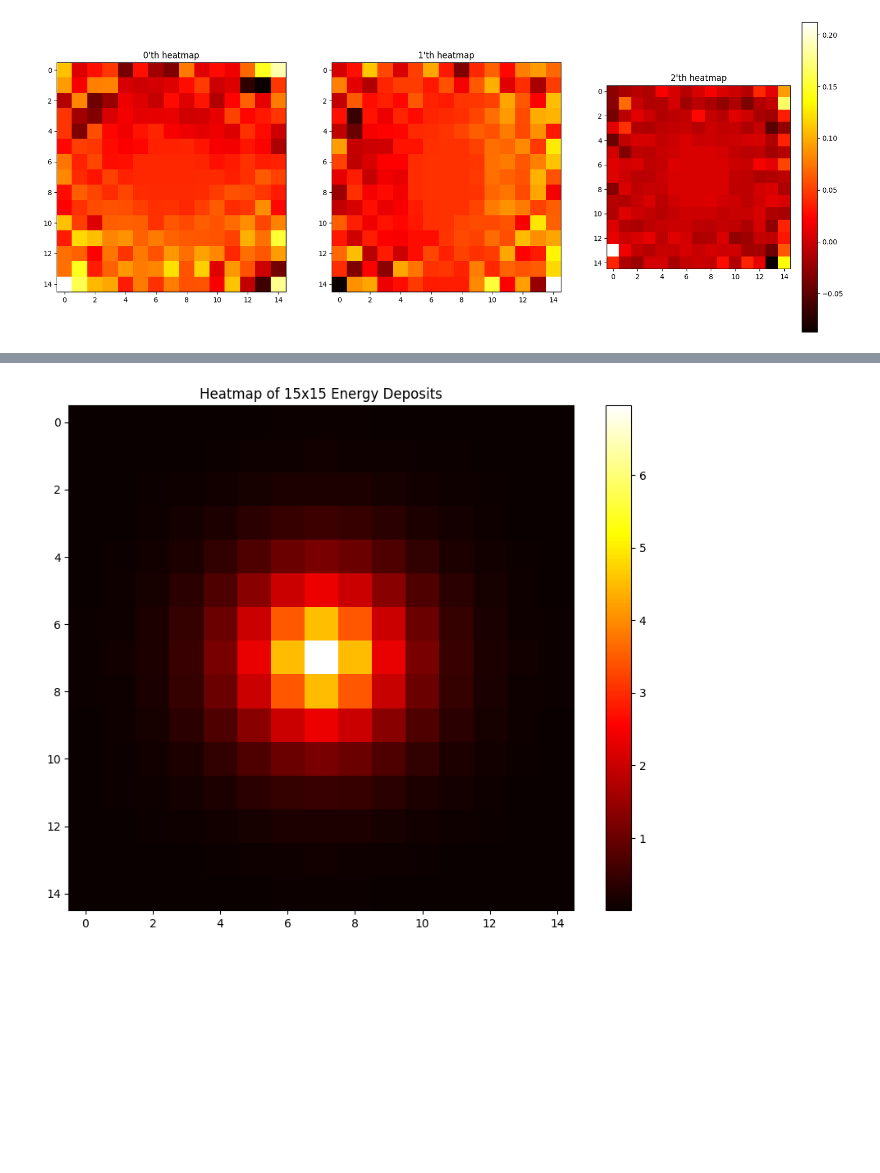
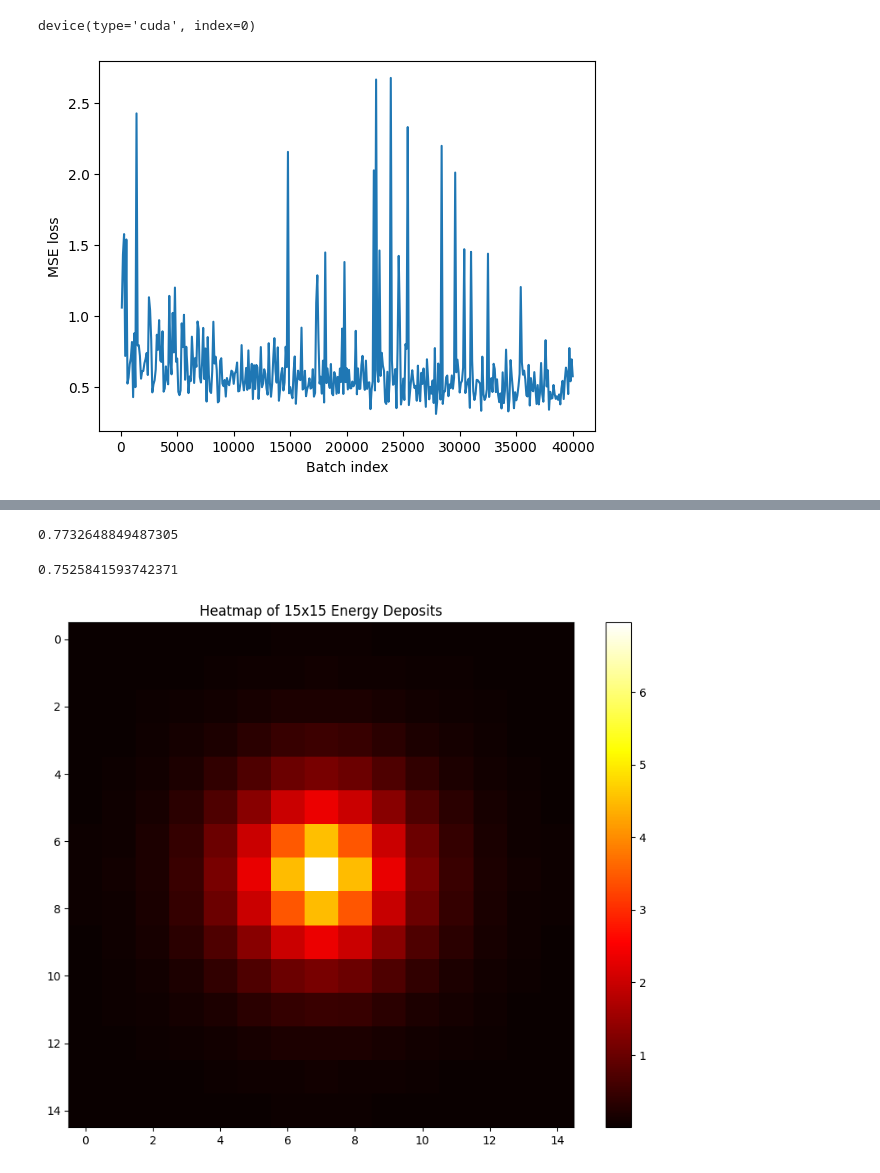
Before and after one commit to dxtvzw/ecal-optimization, a Jupyter notebook: src/experiments.ipynb, the cells around one changed output, grey strips where cells are left out. Drawn from its saved outputs; the diff is of its cells as text; code cells hidden in the pictures; blank space fills up the shorter version.

```diff
--- a/src/experiments.ipynb
+++ b/src/experiments.ipynb
@@ -45,14 +32,27 @@ R-squared: 0.6484890556232427
-# %%
-import matplotlib.pyplot as plt
-
-plt.figure(figsize=(20, 8))
-
-for i in range(model.coef_.shape[0]):
-    plt.subplot(1, 3, i + 1)
-    plt.imshow(model.coef_[i].reshape(15, 15), cmap='hot', interpolation='nearest')
-    plt.title(f"{i}'th heatmap")
-
-plt.colorbar()
-plt.show()
-# %% [output]
-[figure, removed]
+# %%
+device = torch.device('cuda:0' if torch.cuda.is_available() else 'cpu')
+
+device
+# %% [output]
+device(type='cuda', index=0)
+# %%
+X = np.array(EnergyDeposit).reshape(len(EnergyDeposit), -1)
+y = ParticleMomentum
+
+X_train, X_val, y_train, y_val = train_test_split(X, y, test_size=0.2, random_state=42)
+
+train_dataset = TensorDataset(torch.tensor(X_train, dtype=torch.float32), torch.tensor(y_train, dtype=torch.float32))
+val_dataset = TensorDataset(torch.tensor(X_val, dtype=torch.float32), torch.tensor(y_val, dtype=torch.float32))
+
+def seed_worker(worker_id):
+    worker_seed = torch.initial_seed() % 2**32
+    np.random.seed(worker_seed)
+    random.seed(worker_seed)
+
+
+train_generator = torch.Generator()
+train_generator.manual_seed(0)
+
+
+train_loader = DataLoader(train_dataset, batch_size=64, shuffle=True, pin_memory=True, num_workers=0, worker_init_fn=seed_worker, generator=train_generator)
+val_loader = DataLoader(val_dataset, batch_size=64, shuffle=False, pin_memory=True, num_workers=0)
@@ -58,0 +132,19 @@ plt.show()
+# %%
+model = MyModel().to(device)
+optimizer = torch.optim.Adam(model.parameters(), lr=3e-4)
+lr_scheduler = optim.lr_scheduler.StepLR(optimizer, 10, gamma=0.5)
+criterion = nn.MSELoss()
+num_epochs = 50
+
+train_loss, train_batch_idx = train_fn(
+    train_loader=train_loader,
+    val_loader=val_loader,
+    model=model,
+    optimizer=optimizer,
+    lr_scheduler=lr_scheduler,
+    criterion=criterion,
+    num_epochs=num_epochs,
+    device=device
+)
+# %% [output]
+[figure, added]
@@ -59,3 +152,11 @@ plt.show()
+# %%
+F.mse_loss(model(torch.tensor(X_train, dtype=torch.float32, device=device)), torch.tensor(y_train, dtype=torch.float32, device=device)).item()
+# %% [output]
+0.7732648849487305
+# %%
+F.mse_loss(model(torch.tensor(X_val, dtype=torch.float32, device=device)), torch.tensor(y_val, dtype=torch.float32, device=device)).item()
+# %% [output]
+0.7525841593742371
 # %%
 plt.figure(figsize=(10, 8))
 plt.imshow(np.mean(np.log1p(X_train), axis=0).reshape(15, 15), cmap='hot', interpolation='nearest')
```
Also changed, not shown: parts of 14 cells of this notebook.
